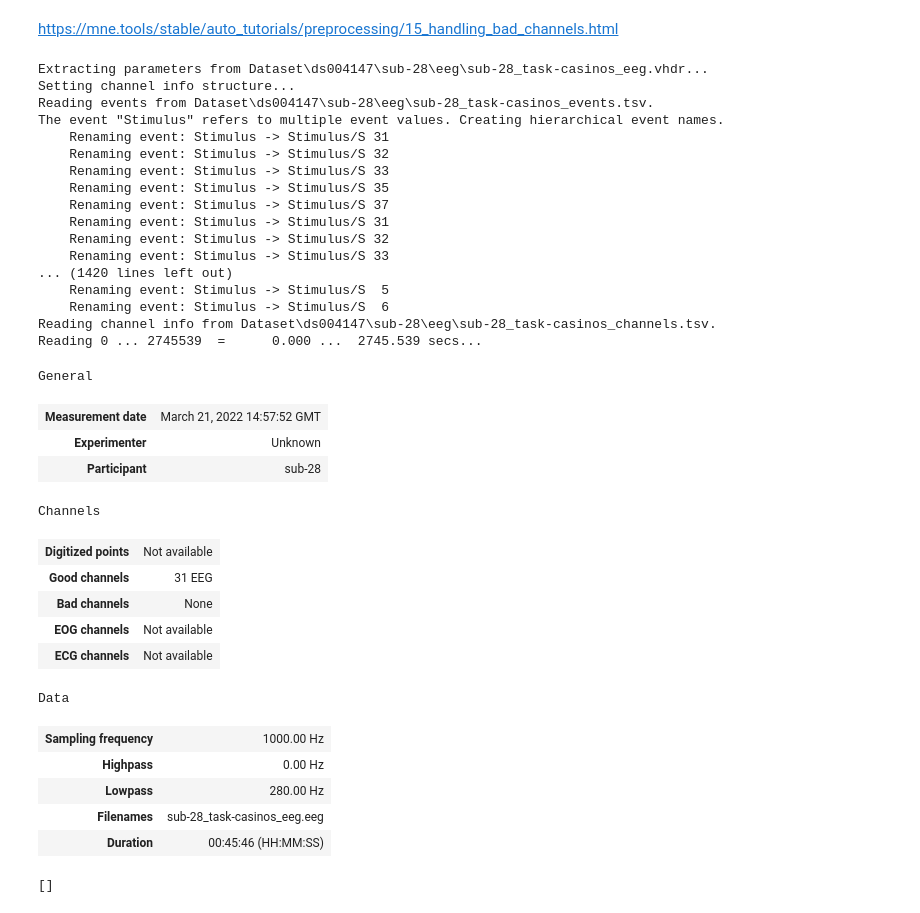
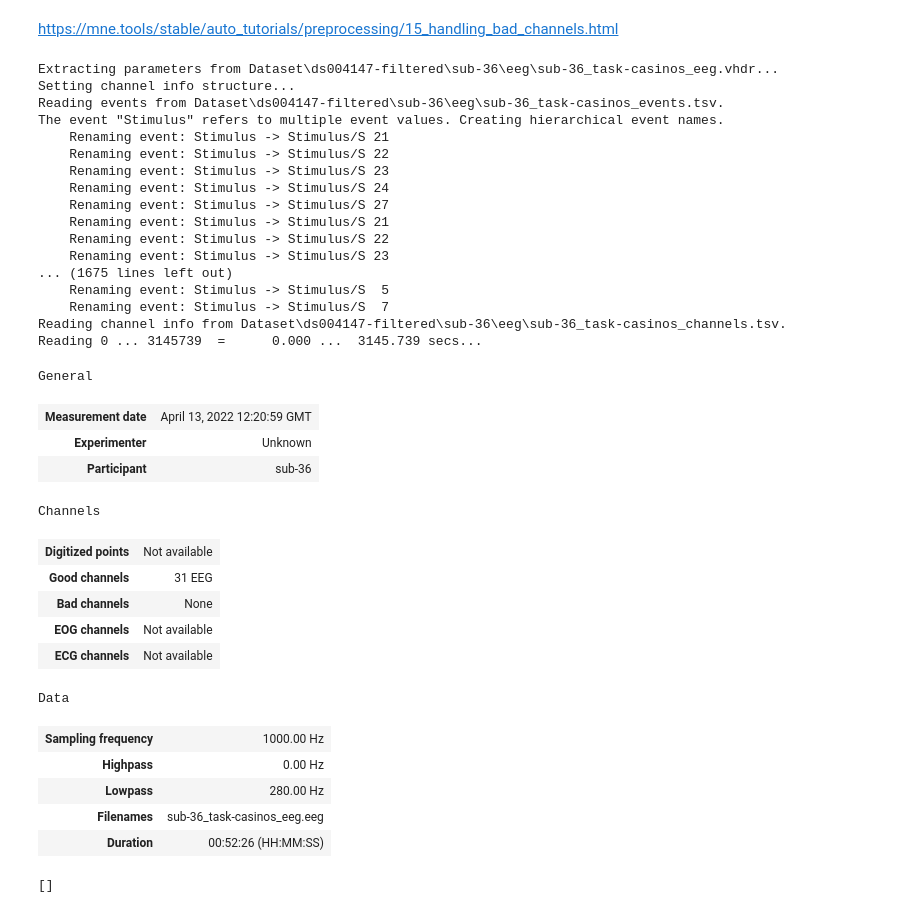
Before and after one commit to M4XV5/EEG2324Brownie, a Jupyter notebook: bad_channels.ipynb, the cells around one changed output. Cells and saved outputs as stored; diff of their text form; code cells hidden in the pictures.

```diff
--- a/bad_channels.ipynb
+++ b/bad_channels.ipynb
@@ -10,44 +11,44 @@ import matplotlib.pyplot as plt
 # %%
 # Load the data
 from mne_bids import (BIDSPath,read_raw_bids)
 
 # path where to save the datasets.
-bids_root = "Dataset/ds004147"
-subject_id = '28'
+bids_root = "Dataset/ds004147-filtered"
+subject_id = '36'
 
 
 bids_path = BIDSPath(subject=subject_id,task="casinos",
                      datatype='eeg', suffix='eeg',
                      root=bids_root)
 
 # read the file
 raw = read_raw_bids(bids_path)
 # fix the annotations readin
 # ccs_eeg_utils.read_annotations_core(bids_path,raw)
 
 raw.load_data()
 # %% [output]
-Extracting parameters from Dataset\ds004147\sub-28\eeg\sub-28_task-casinos_eeg.vhdr...
+Extracting parameters from Dataset\ds004147-filtered\sub-36\eeg\sub-36_task-casinos_eeg.vhdr...
 Setting channel info structure...
-Reading events from Dataset\ds004147\sub-28\eeg\sub-28_task-casinos_events.tsv.
+Reading events from Dataset\ds004147-filtered\sub-36\eeg\sub-36_task-casinos_events.tsv.
 The event "Stimulus" refers to multiple event values. Creating hierarchical event names.
-    Renaming event: Stimulus -> Stimulus/S 31
-    Renaming event: Stimulus -> Stimulus/S 32
-    Renaming event: Stimulus -> Stimulus/S 33
-    Renaming event: Stimulus -> Stimulus/S 35
-    Renaming event: Stimulus -> Stimulus/S 37
-    Renaming event: Stimulus -> Stimulus/S 31
-    Renaming event: Stimulus -> Stimulus/S 32
-    Renaming event: Stimulus -> Stimulus/S 33
-... (1420 lines left out)
+    Renaming event: Stimulus -> Stimulus/S 21
+    Renaming event: Stimulus -> Stimulus/S 22
+    Renaming event: Stimulus -> Stimulus/S 23
+    Renaming event: Stimulus -> Stimulus/S 24
+    Renaming event: Stimulus -> Stimulus/S 27
+    Renaming event: Stimulus -> Stimulus/S 21
+    Renaming event: Stimulus -> Stimulus/S 22
+    Renaming event: Stimulus -> Stimulus/S 23
+... (1675 lines left out)
     Renaming event: Stimulus -> Stimulus/S  5
-    Renaming event: Stimulus -> Stimulus/S  6
-Reading channel info from Dataset\ds004147\sub-28\eeg\sub-28_task-casinos_channels.tsv.
-Reading 0 ... 2745539  =      0.000 ...  2745.539 secs...
+    Renaming event: Stimulus -> Stimulus/S  7
+Reading channel info from Dataset\ds004147-filtered\sub-36\eeg\sub-36_task-casinos_channels.tsv.
+Reading 0 ... 3145739  =      0.000 ...  3145.739 secs...
 General
-| Measurement date | March 21, 2022 14:57:52 GMT |
+| Measurement date | April 13, 2022 12:20:59 GMT |
 | Experimenter | Unknown |
-| Participant | sub-28 |
+| Participant | sub-36 |
 Channels
 | Digitized points | Not available |
 | Good channels | 31 EEG |
@@ -58,8 +59,8 @@ Data
 | Sampling frequency | 1000.00 Hz |
 | Highpass | 0.00 Hz |
 | Lowpass | 280.00 Hz |
-| Filenames | sub-28_task-casinos_eeg.eeg |
-| Duration | 00:45:46 (HH:MM:SS) |
+| Filenames | sub-36_task-casinos_eeg.eeg |
+| Duration | 00:52:26 (HH:MM:SS) |
 # %%
 print(raw.info["bads"])
 # %% [output]
```
Also changed, not shown: parts of 11 cells of this notebook.
